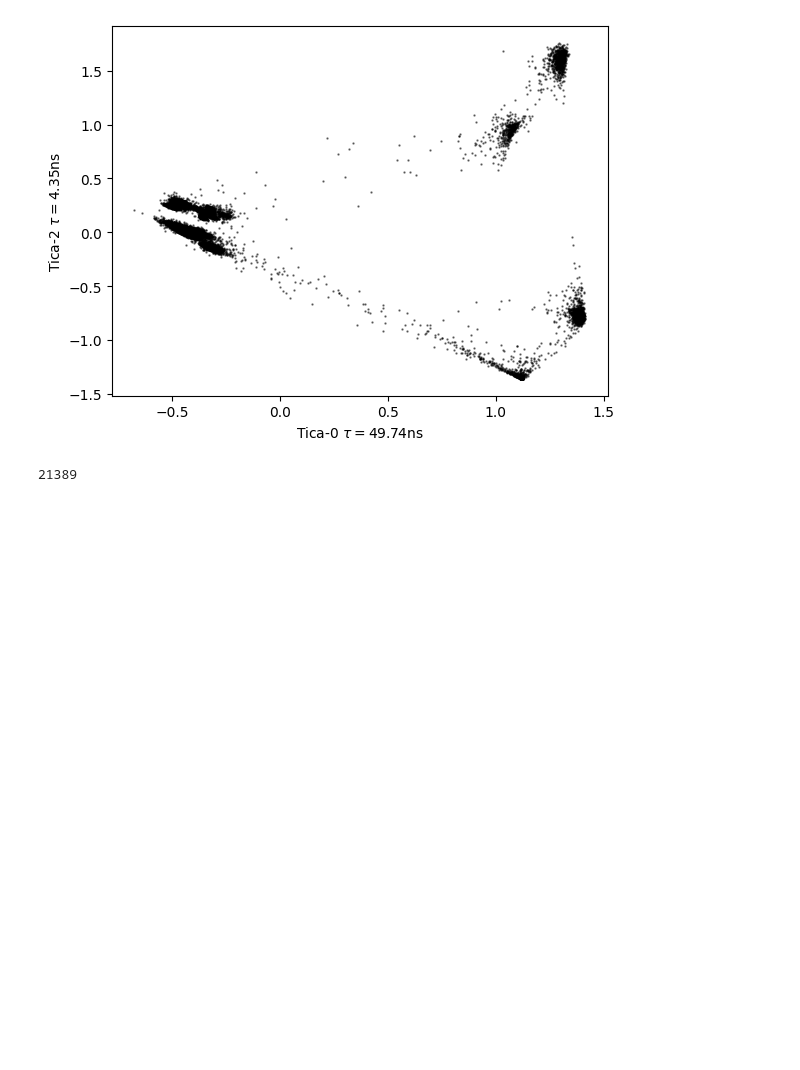
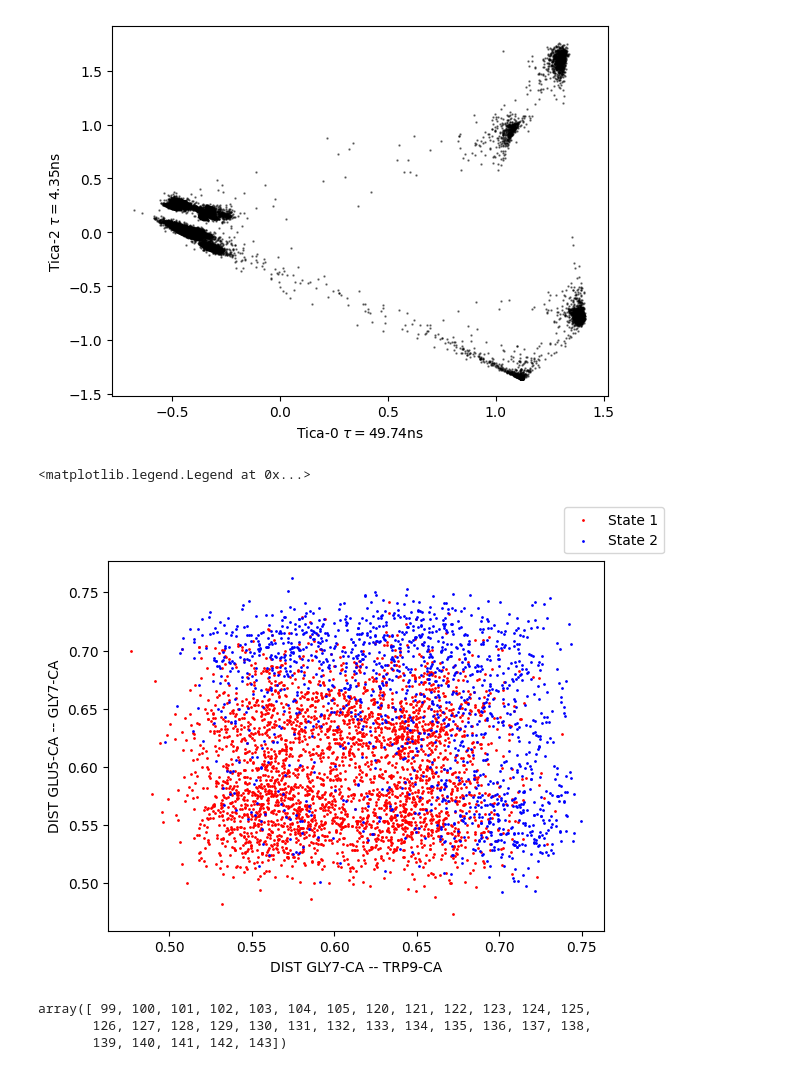
Before and after one commit to pietronvll/encoderops, a Jupyter notebook: analysis/scratch.ipynb, the cells around one changed output. Drawn from its saved outputs; the diff is of its cells as text; code cells hidden in the pictures; blank space fills up the shorter version.

```diff
--- a/analysis/scratch.ipynb
+++ b/analysis/scratch.ipynb
@@ -344,7 +342,19 @@ from ase.visualize import view
-# %%
-len(labels)
-# %% [output]
-21389
+# %%
+fig, ax = plt.subplots()
+for k, feat in feats.items():
+    assert len(feat) == 2
+    colors = ['r', 'b']
+    for lab_id, label in enumerate([1, 2]):
+        mask = labels == label
+        x = desc_df[feat[0]].values[mask]
+        y = desc_df[feat[1]].values[mask]
+        ax.scatter(x, y, color=colors[lab_id], s=1, label = f'State {label}')
+    ax.set_xlabel(feat[0])
+    ax.set_ylabel(feat[1])
+fig.legend()
+# %% [output]
+<matplotlib.legend.Legend at 0x...>
+[figure, added]
 # %%
 traj_1 = traj[::10][labels[::10] == 1]
 traj_2 = traj[::10][labels[::10] == 2]
@@ -354 +366,7 @@ import nglview as nv
+# %%
+system_atoms
+# %% [output]
+array([ 99, 100, 101, 102, 103, 104, 105, 120, 121, 122, 123, 124, 125,
+       126, 127, 128, 129, 130, 131, 132, 133, 134, 135, 136, 137, 138,
+       139, 140, 141, 142, 143])
 # %%
```
Also changed, not shown: parts of 5 cells of this notebook.
